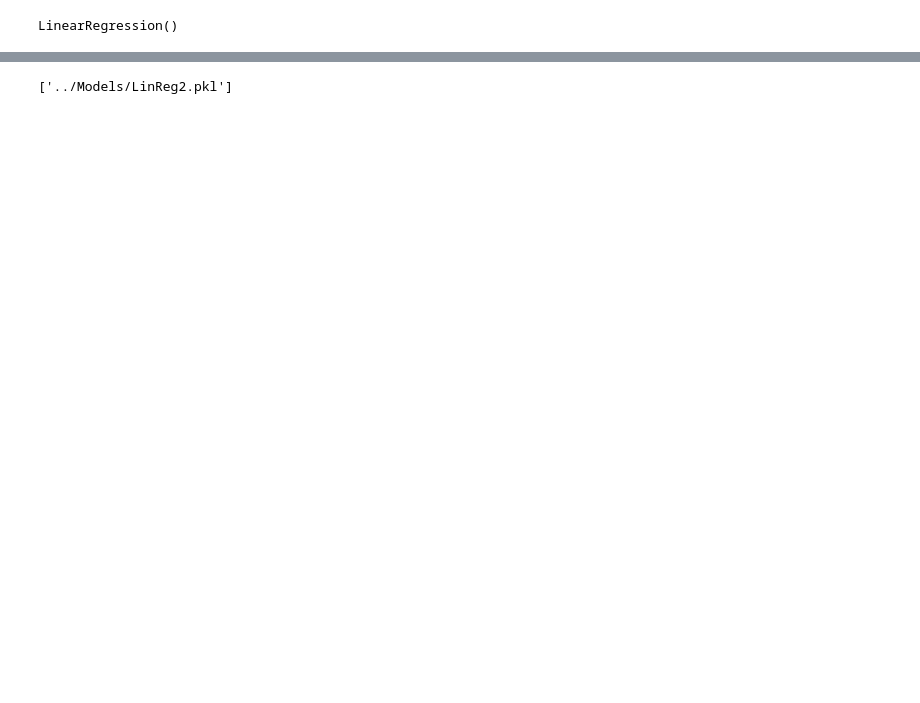
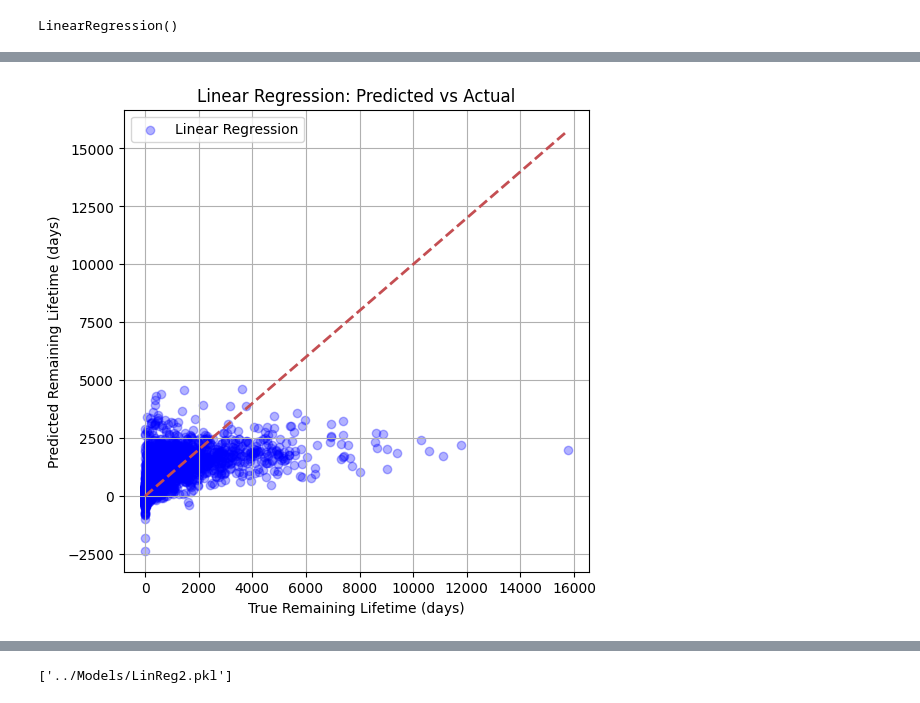
Before and after one commit to brianna404/BA_SpaceDebrisLifetimePrediction, a Jupyter notebook: Code/LifetimePrediction1_LinReg.ipynb, the cells around one changed output, grey strips where cells are left out. Cells and saved outputs as stored; diff of their text form; code cells hidden in the pictures; blank space fills up the shorter version.

```diff
--- a/Code/LifetimePrediction1_LinReg.ipynb
+++ b/Code/LifetimePrediction1_LinReg.ipynb
@@ -238,9 +278,9 @@ joblib.dump(model1, "../Models/LinReg1.pkl")
 # %%
 # separate features and label
-X_train2 = train_df.drop(columns=["LIFETIME", "REMAINING_LIFETIME"])
+X_train2 = train_df.drop(columns=["LIFETIME", "REMAINING_LIFETIME", "NORAD_CAT_ID"])
 y_train2 = train_df["REMAINING_LIFETIME"]
 
-X_test2 = test_df.drop(columns=["LIFETIME", "REMAINING_LIFETIME"])
+X_test2 = test_df.drop(columns=["LIFETIME", "REMAINING_LIFETIME", "NORAD_CAT_ID"])
 y_test2 = test_df["REMAINING_LIFETIME"]
 # %%
 # train linear regressor
@@ -298,0 +316,5 @@ print(calculate_threshold_metrics(y_test2, y_pred2))
+# %%
+# show scatter plot
+scatter_plot_evaluation(y_test2, y_pred2)
+# %% [output]
+[figure, added]
```
Also changed, not shown: parts of 25 cells of this notebook, 59 other files.
